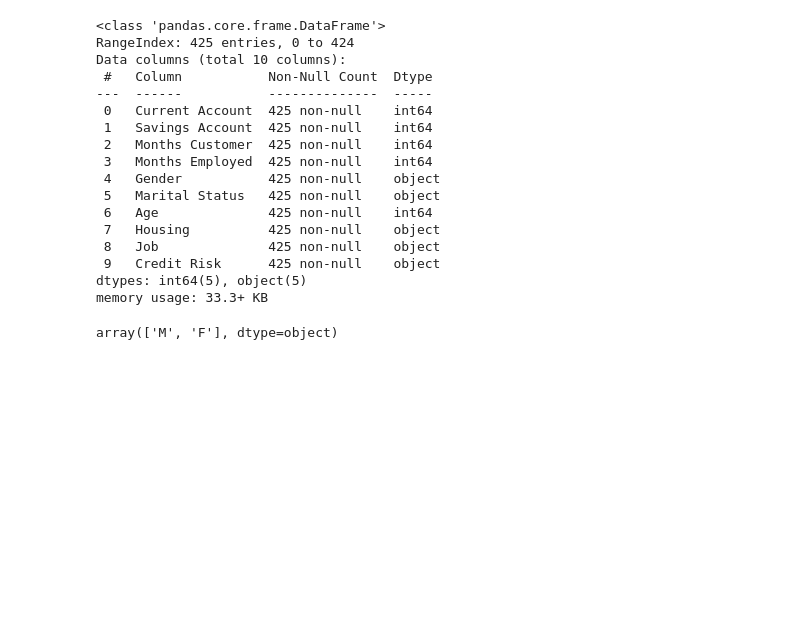
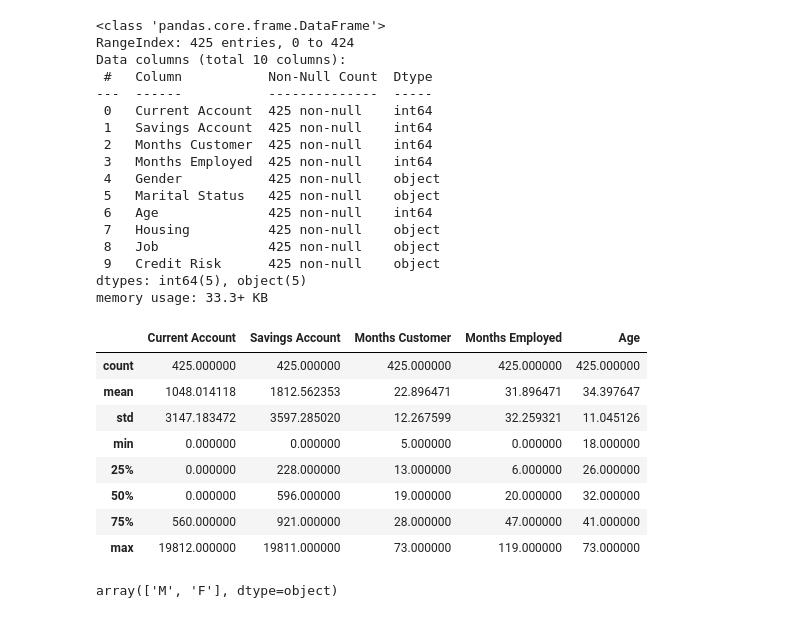
Before and after one commit to vincm1/Bank_customer_clustering, a Jupyter notebook: Clustering Bank Customers.ipynb, the cells around one changed output. Drawn from its saved outputs; the diff is of its cells as text; code cells hidden in the pictures; blank space fills up the shorter version.

```diff
--- a/Clustering Bank Customers.ipynb
+++ b/Clustering Bank Customers.ipynb
@@ -54,6 +56,18 @@ Data columns (total 10 columns):
  9   Credit Risk      425 non-null    object
 dtypes: int64(5), object(5)
 memory usage: 33.3+ KB
+# %%
+df.describe()
+# %% [output]
+|  | Current Account | Savings Account | Months Customer | Months Employed | Age |
+| count | 425.000000 | 425.000000 | 425.000000 | 425.000000 | 425.000000 |
+| mean | 1048.014118 | 1812.562353 | 22.896471 | 31.896471 | 34.397647 |
+| std | 3147.183472 | 3597.285020 | 12.267599 | 32.259321 | 11.045126 |
+| min | 0.000000 | 0.000000 | 5.000000 | 0.000000 | 18.000000 |
+| 25% | 0.000000 | 228.000000 | 13.000000 | 6.000000 | 26.000000 |
+| 50% | 0.000000 | 596.000000 | 19.000000 | 20.000000 | 32.000000 |
+| 75% | 560.000000 | 921.000000 | 28.000000 | 47.000000 | 41.000000 |
+| max | 19812.000000 | 19811.000000 | 73.000000 | 119.000000 | 73.000000 |
 # %%
 df["Gender"].unique()
 # %% [output]
```
Also changed, not shown: parts of 2 cells of this notebook.
